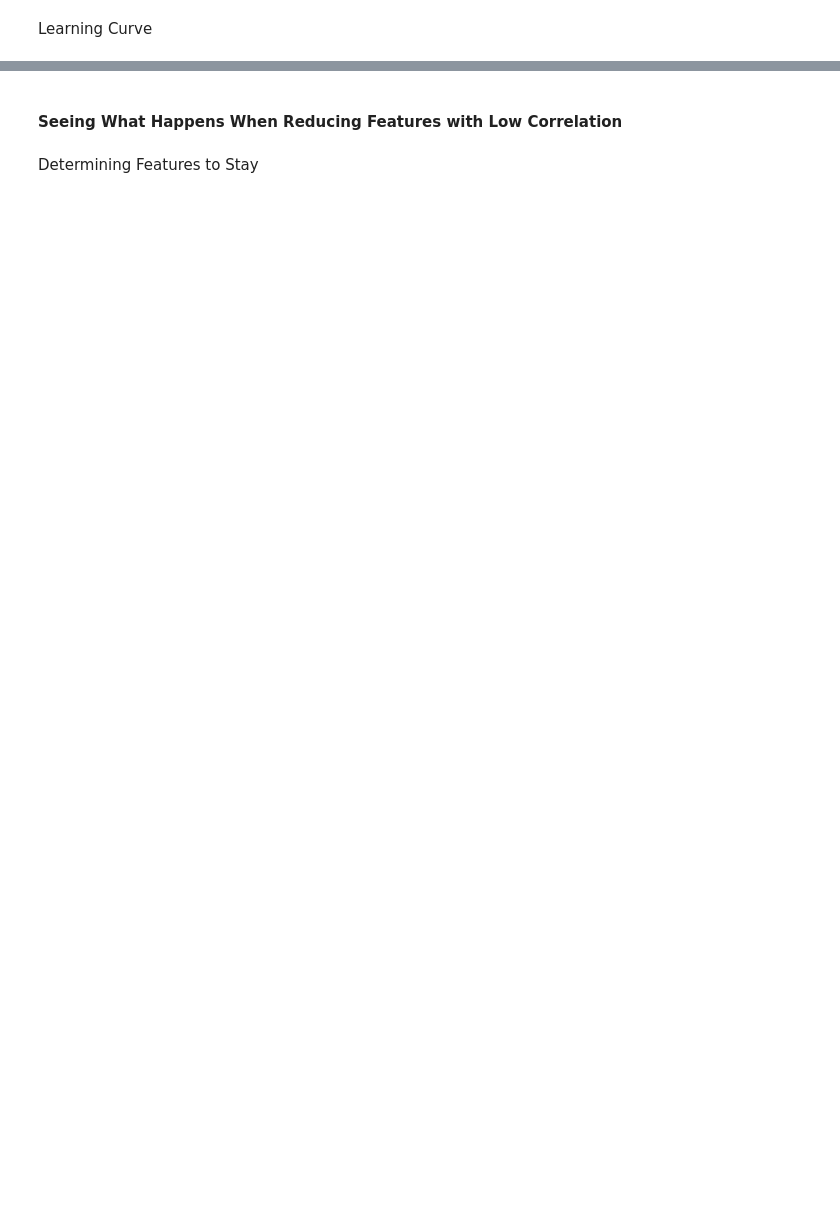
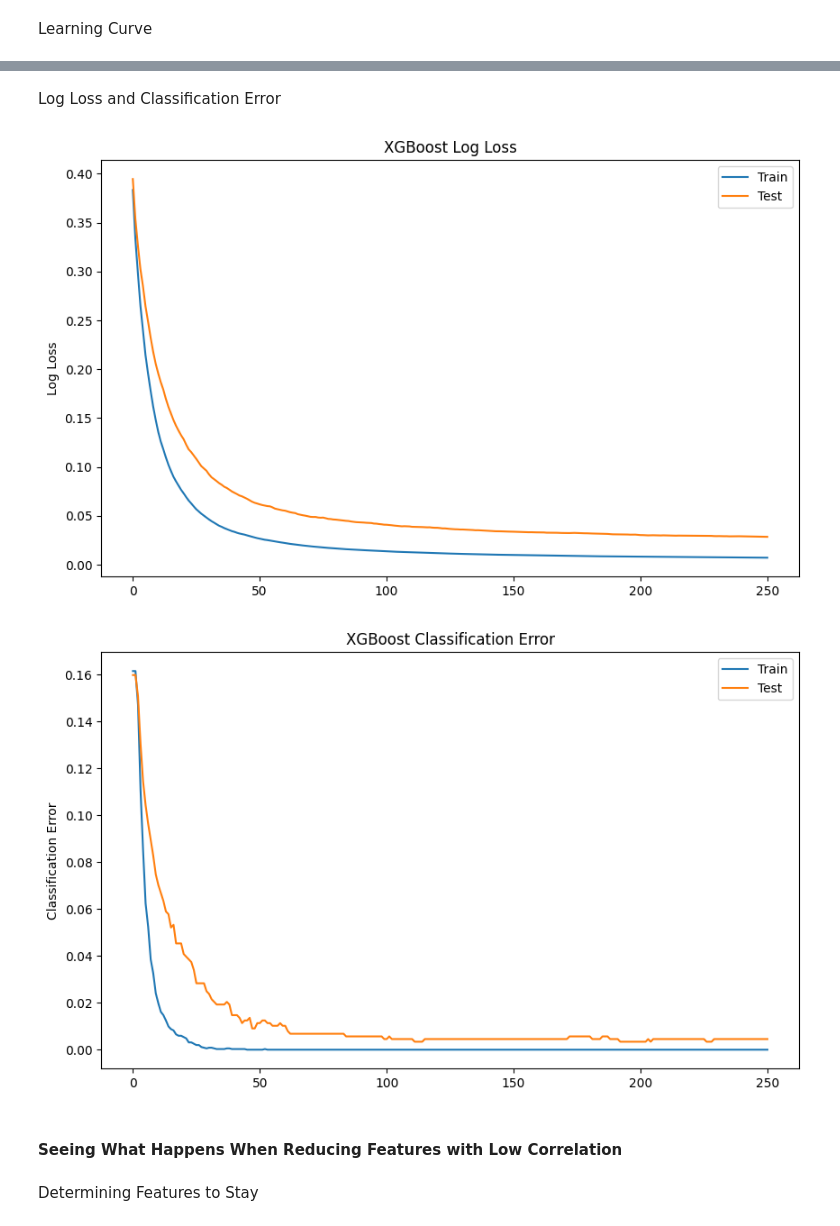
Before and after one commit to toygarcaparoglu/HR-Analytics-Project, a Jupyter notebook: Probability of Attrition_updated.ipynb, the cells around one changed output, grey strips where cells are left out. Cells and saved outputs as stored; diff of their text form; code cells hidden in the pictures; blank space fills up the shorter version.

```diff
--- a/Probability of Attrition_updated.ipynb
+++ b/Probability of Attrition_updated.ipynb
@@ -544,3 +505,38 @@ plt.show()
+# %% [markdown]
+Log Loss and Classification Error
+# %%
+import matplotlib.pyplot as plt
+
+# Training the Model
+model = XGBClassifier(**best_params)
+eval_set=[(X_train,y_train),(X_test,y_test)]
+model.fit(X_train, y_train, eval_metric=["error","logloss"], eval_set=eval_set, verbose=False)
+
+# Retrieving performance metrics
+results = model.evals_result()
+epochs = len(results['validation_0']['error'])
+x_axis = range(0, epochs)
+
+# Plotting log loss
+fig, ax = plt.subplots(figsize=(10, 6))
+ax.plot(x_axis, results['validation_0']['logloss'], label='Train')
+ax.plot(x_axis, results['validation_1']['logloss'], label='Test')
+ax.legend()
+plt.ylabel('Log Loss')
+plt.title('XGBoost Log Loss')
+plt.show()
+
+# Plotting classification error
+fig, ax = plt.subplots(figsize=(10, 6))
+ax.plot(x_axis, results['validation_0']['error'], label='Train')
+ax.plot(x_axis, results['validation_1']['error'], label='Test')
+ax.legend()
+plt.ylabel('Classification Error')
+plt.title('XGBoost Classification Error')
+plt.show()
+# %% [output]
+[figure, added]
+[figure, added]
 # %% [markdown]
 #### Seeing What Happens When Reducing Features with Low Correlation
 # %% [markdown]
```
Also changed, not shown: parts of 33 cells of this notebook.
